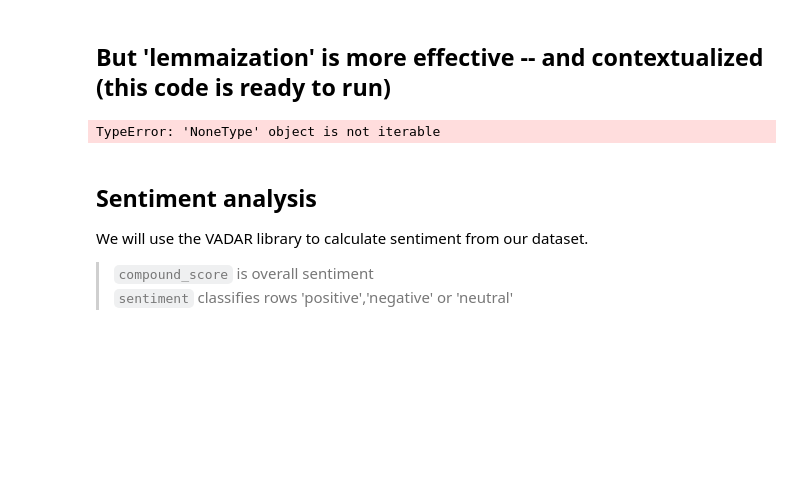
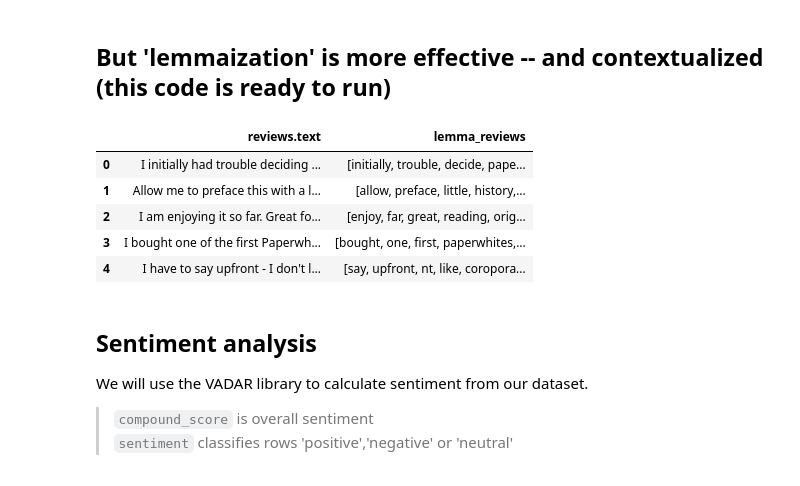
Before and after one commit to DirtyChay/DSE200-Day5, a Jupyter notebook: TextEmbedding/NLPT2_student.ipynb, the cells around one changed output. Cells and saved outputs as stored; diff of their text form; code cells hidden in the pictures; blank space fills up the shorter version.

```diff
--- a/TextEmbedding/NLPT2_student.ipynb
+++ b/TextEmbedding/NLPT2_student.ipynb
@@ -156,24 +164,33 @@ theData[['cleaned_reviews', 'stemmed_reviews']].head()
 # %%
 from nltk.stem import WordNetLemmatizer
 from nltk.corpus import wordnet
 
-lemmatizer = WordNetLemmatizer() #init
+lemmatizer = WordNetLemmatizer()  #init
+
+# todo: what's going on
 
 # Function to get the correct part-of-speech tag for lemmatization
 def get_wordnet_pos(word):
     """Map POS tag to first character lemmatize() accepts"""
     tag = nltk.pos_tag([word])[0][1][0].upper()
     tag_dict = {"J": wordnet.ADJ,
                 "N": wordnet.NOUN,
                 "V": wordnet.VERB,
                 "R": wordnet.ADV}
     return tag_dict.get(tag, wordnet.NOUN)
 
+
 # Apply lemmatization to the tokens with POS tags
-theData['lemma_reviews'] = theData['cleaned_reviews'].apply(lambda x: [lemmatizer.lemmatize(word, get_wordnet_pos(word)) for word in x])
+theData['lemma_reviews'] = theData['cleaned_reviews'].apply(
+    lambda x: [lemmatizer.lemmatize(word, get_wordnet_pos(word)) for word in x])
 theData[['reviews.text', 'lemma_reviews']].head()
 # %% [output]
-TypeError: 'NoneType' object is not iterable
+|  | reviews.text | lemma_reviews |
+| 0 | I initially had trouble deciding ... | [initially, trouble, decide, pape... |
+| 1 | Allow me to preface this with a l... | [allow, preface, little, history,... |
+| 2 | I am enjoying it so far. Great fo... | [enjoy, far, great, reading, orig... |
+| 3 | I bought one of the first Paperwh... | [bought, one, first, paperwhites,... |
+| 4 | I have to say upfront - I don't l... | [say, upfront, nt, like, coropora... |
 # %% [markdown]
 ## Sentiment analysis
 
```
Also changed, not shown: parts of 8 cells of this notebook, 2 other files.
